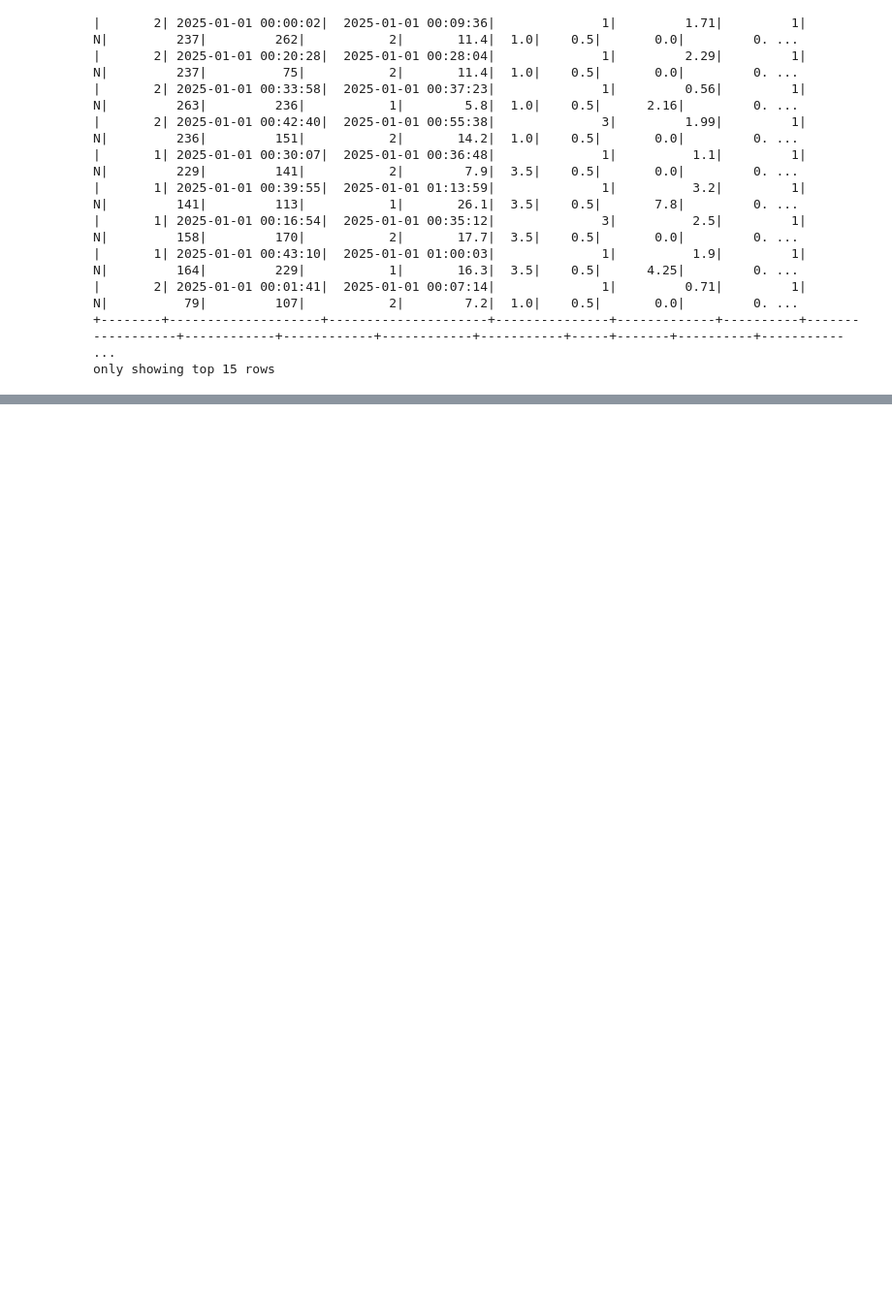
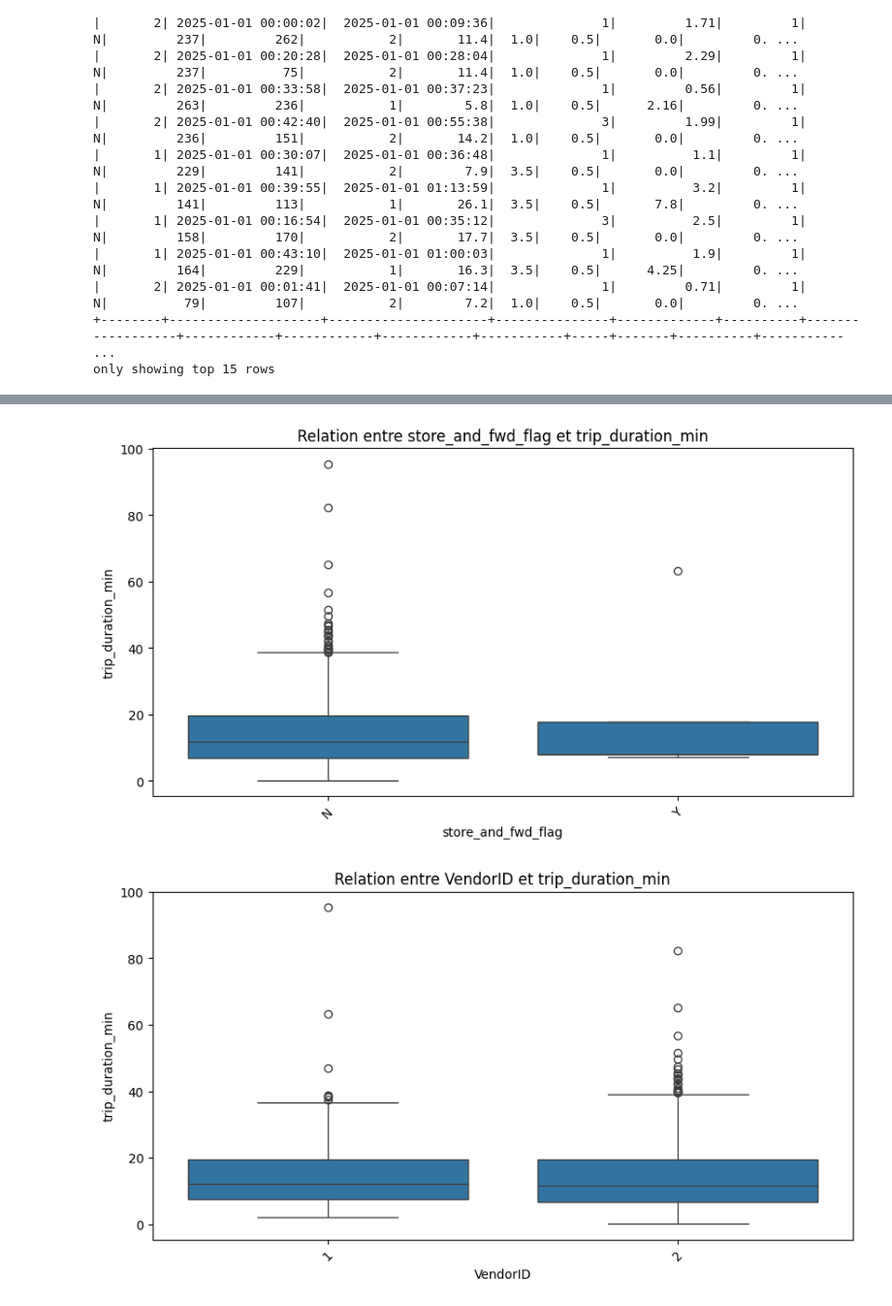
Before and after one commit to Elbahia-stack/SmartLogiTrack, a Jupyter notebook: main.ipynb, the cells around one changed output, grey strips where cells are left out. Shown at 97% size. Drawn from its saved outputs; the diff is of its cells as text; code cells hidden in the pictures; blank space fills up the shorter version.

```diff
--- a/main.ipynb
+++ b/main.ipynb
@@ -282,15 +291,14 @@ corr_features = [
     "mta_tax",
     "tip_amount",
     "tolls_amount",
-    "improvement_surcharge",
     "total_amount",
     "congestion_surcharge",
     "Airport_fee",
     "cbd_congestion_fee",
     "passenger_count",
-    "pickup_hour",
-    "pickup_dayofweek",
-    "pickup_month"
+
+    "PULocationID",
+    "DOLocationID"
 ]
 # %%
 import matplotlib.pyplot as plt
@@ -309,0 +341,19 @@ plt.show()
+# %%
+import seaborn as sns
+import matplotlib.pyplot as plt
+
+target_col = "trip_duration_min"
+
+for c in categorical_cols:
+
+
+    pdf = df_silver.select(c, target_col).limit(1000).toPandas()
+
+    plt.figure(figsize=(10,5))
+    sns.boxplot(x=c, y=target_col, data=pdf)
+    plt.title(f"Relation entre {c} et {target_col}")
+    plt.xticks(rotation=45)
+    plt.show()
+# %% [output]
+[figure, added]
+[figure, added]
```
Also changed, not shown: parts of 30 cells of this notebook, 24 other files.
